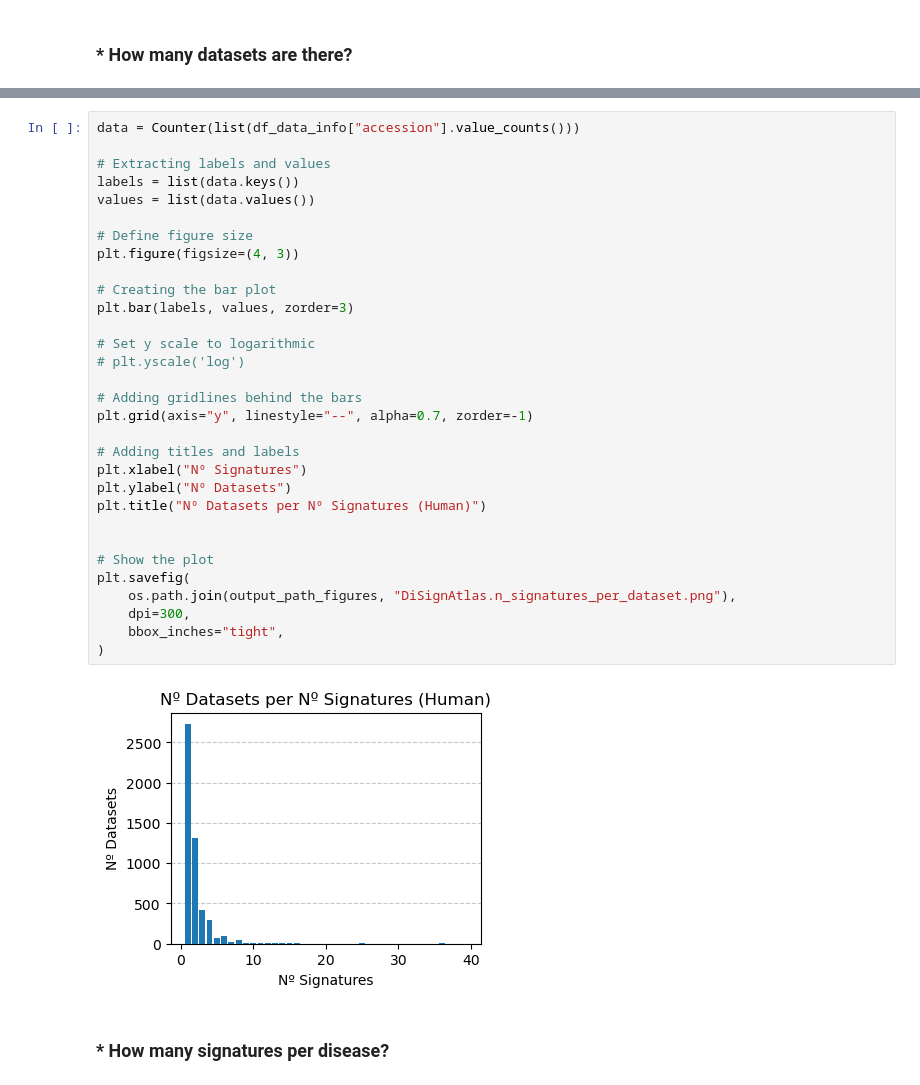
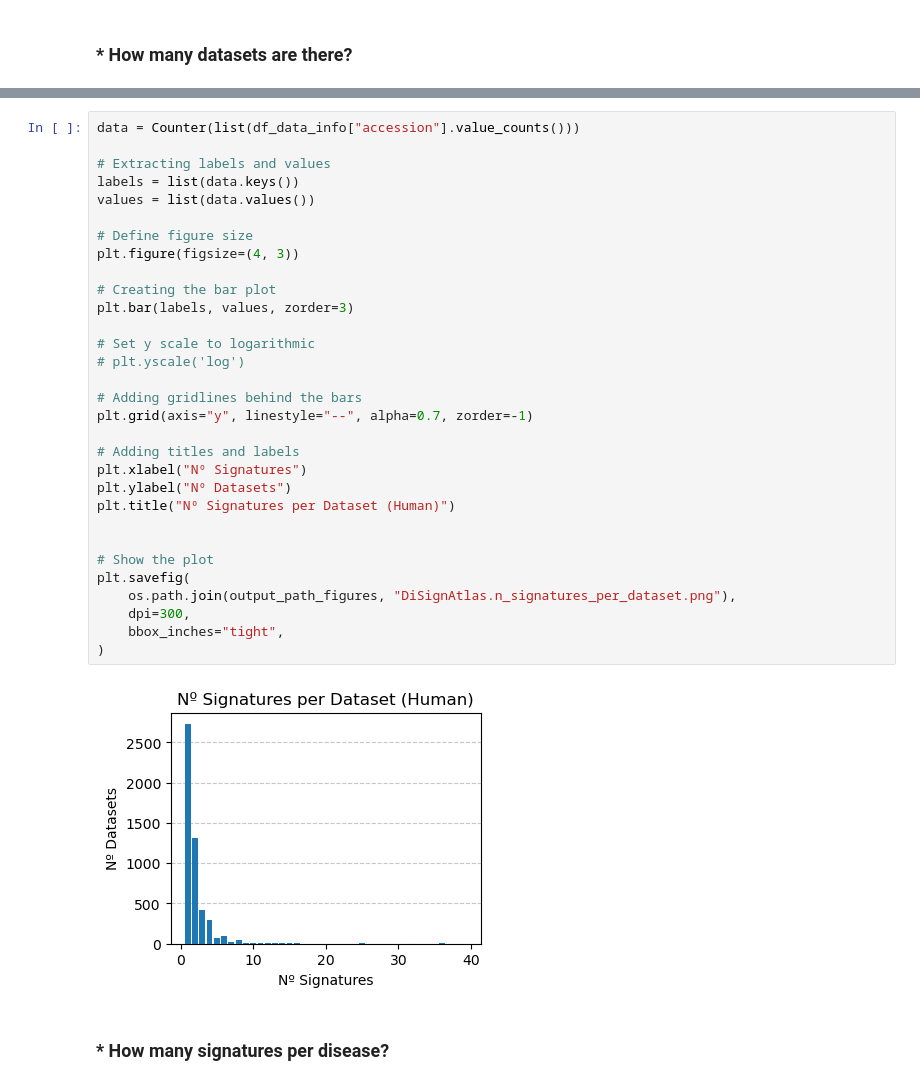
Before and after one commit to 00dylan00/Disease-Signatures, a Jupyter notebook: documentation/DiSignAtlas.Dataset_Exploration.ipynb, the cells around one changed output, grey strips where cells are left out. Cells and saved outputs as stored; diff of their text form.

```diff
--- a/documentation/DiSignAtlas.Dataset_Exploration.ipynb
+++ b/documentation/DiSignAtlas.Dataset_Exploration.ipynb
@@ -199,35 +199,35 @@ logging.info(
 data = Counter(list(df_data_info["accession"].value_counts()))
 
 # Extracting labels and values
 labels = list(data.keys())
 values = list(data.values())
 
 # Define figure size
 plt.figure(figsize=(4, 3))
 
 # Creating the bar plot
 plt.bar(labels, values, zorder=3)
 
 # Set y scale to logarithmic
 # plt.yscale('log')
 
 # Adding gridlines behind the bars
 plt.grid(axis="y", linestyle="--", alpha=0.7, zorder=-1)
 
 # Adding titles and labels
 plt.xlabel("Nº Signatures")
 plt.ylabel("Nº Datasets")
-plt.title("Nº Datasets per Nº Signatures (Human)")
+plt.title("Nº Signatures per Dataset (Human)")
 
 
 # Show the plot
 plt.savefig(
     os.path.join(output_path_figures, "DiSignAtlas.n_signatures_per_dataset.png"),
     dpi=300,
     bbox_inches="tight",
 )
 # %% [output]
-[figure, old version]
+[figure, new version]
 # %% [markdown]
 ### * How many signatures per disease?
 # %%
```
Also changed, not shown: parts of 9 cells of this notebook, 4 other files.
